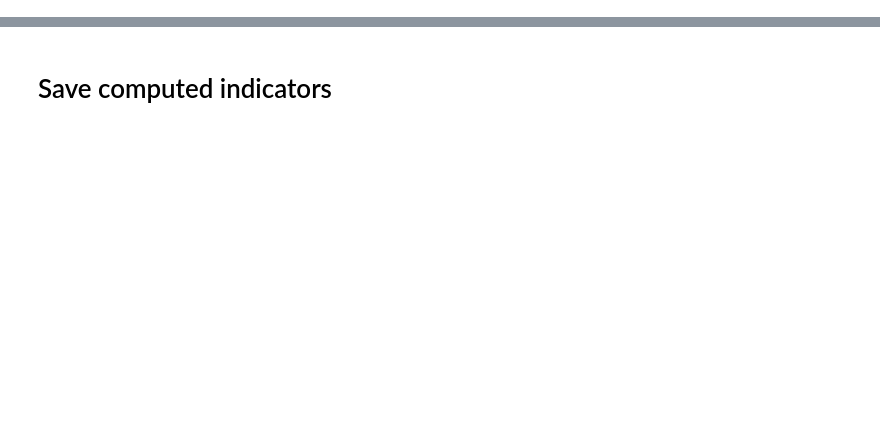
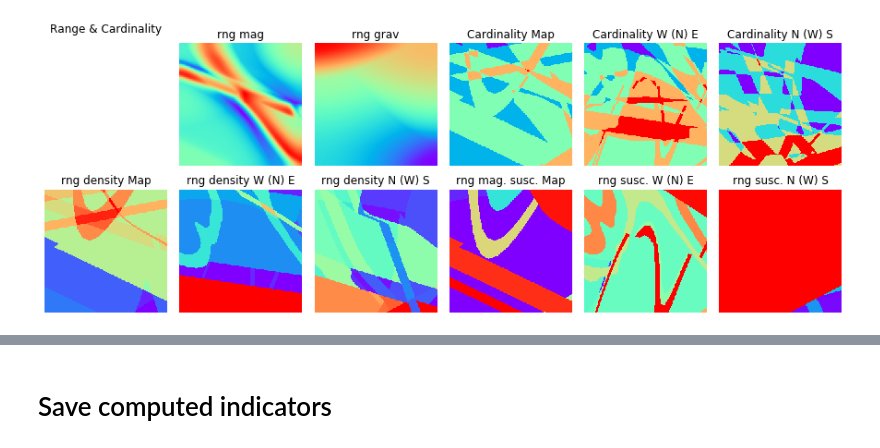
Before and after one commit to Loop3D/loopUI, a Jupyter notebook: nbk-cardinality.ipynb, the cells around one changed output, grey strips where cells are left out. Saved outputs shown, nothing was run; the diff lists cells and outputs as text; code cells hidden in the pictures; blank space fills up the shorter version.

```diff
--- a/nbk-cardinality.ipynb
+++ b/nbk-cardinality.ipynb
@@ -191,0 +69,5 @@ plt.show()
+# %%
+# Range and Cardinality
+plot_cardinality(mag_rng,grv_rng,crd,rho_rng,sus_rng,'Range','rng','Cardinality')
+# %% [output]
+[figure, added]
```
Also changed, not shown: parts of 13 cells of this notebook, 6 other files.
